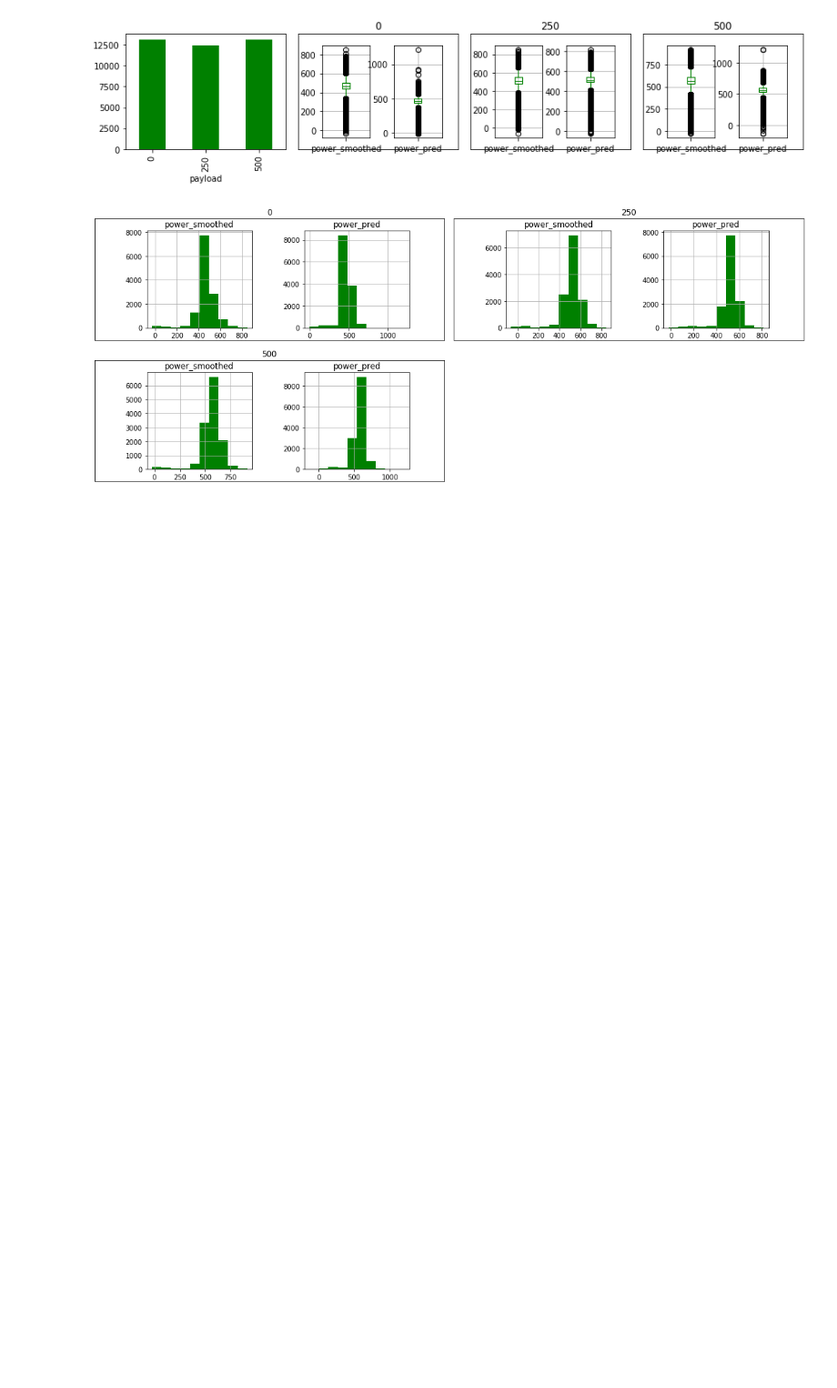
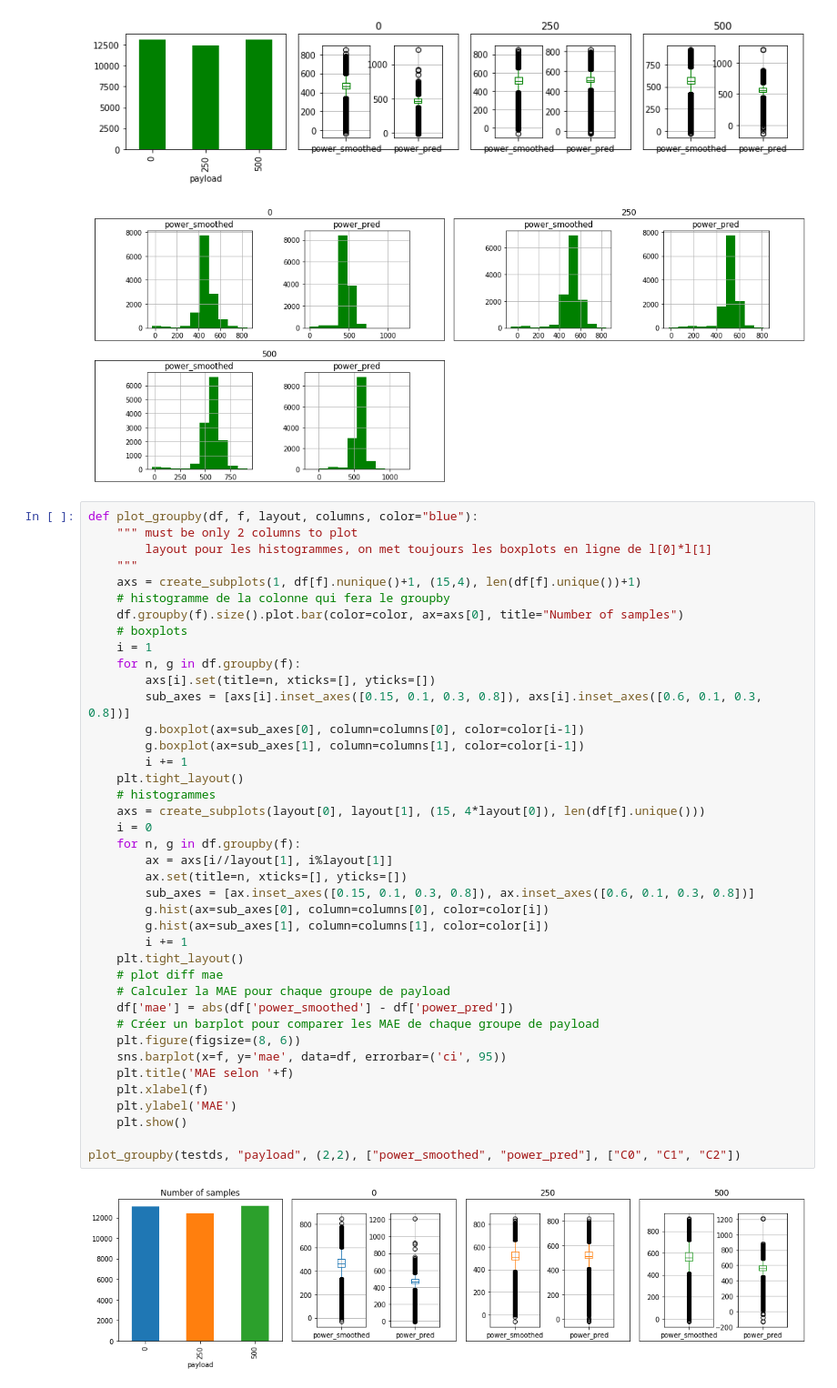
Before and after one commit to multitel-ai/nsw-certification, a Jupyter notebook: biais/mlp_biais.ipynb, the cells around one changed output. Shown: that part at 91% size. Drawn from its saved outputs; the diff is of its cells as text; blank space fills up the shorter version.

Commit message:
plot diff of mae between groups

```diff
--- a/biais/mlp_biais.ipynb
+++ b/biais/mlp_biais.ipynb
@@ -112,3 +112,45 @@ plot_groupby(testds, "payload", (2,2), ["power_smoothed", "power_pred"], "green"
 # %% [output]
 [figure]
 [figure]
+# %%
+def plot_groupby(df, f, layout, columns, color="blue"):
+    """ must be only 2 columns to plot
+        layout pour les histogrammes, on met toujours les boxplots en ligne de l[0]*l[1]
+    """
+    axs = create_subplots(1, df[f].nunique()+1, (15,4), len(df[f].unique())+1)
+    # histogramme de la colonne qui fera le groupby
+    df.groupby(f).size().plot.bar(color=color, ax=axs[0], title="Number of samples")
+    # boxplots
+    i = 1
+    for n, g in df.groupby(f):
+        axs[i].set(title=n, xticks=[], yticks=[])
+        sub_axes = [axs[i].inset_axes([0.15, 0.1, 0.3, 0.8]), axs[i].inset_axes([0.6, 0.1, 0.3, 0.8])]
+        g.boxplot(ax=sub_axes[0], column=columns[0], color=color[i-1])
+        g.boxplot(ax=sub_axes[1], column=columns[1], color=color[i-1])
+        i += 1
+    plt.tight_layout()
+    # histogrammes
+    axs = create_subplots(layout[0], layout[1], (15, 4*layout[0]), len(df[f].unique()))
+    i = 0
+    for n, g in df.groupby(f):
+        ax = axs[i//layout[1], i%layout[1]]
+        ax.set(title=n, xticks=[], yticks=[])
+        sub_axes = [ax.inset_axes([0.15, 0.1, 0.3, 0.8]), ax.inset_axes([0.6, 0.1, 0.3, 0.8])]
+        g.hist(ax=sub_axes[0], column=columns[0], color=color[i])
+        g.hist(ax=sub_axes[1], column=columns[1], color=color[i])
+        i += 1
+    plt.tight_layout()
+    # plot diff mae
+    # Calculer la MAE pour chaque groupe de payload
+    df['mae'] = abs(df['power_smoothed'] - df['power_pred'])
+    # Créer un barplot pour comparer les MAE de chaque groupe de payload
+    plt.figure(figsize=(8, 6))
+    sns.barplot(x=f, y='mae', data=df, errorbar=('ci', 95))
+    plt.title('MAE selon '+f)
+    plt.xlabel(f)
+    plt.ylabel('MAE')
+    plt.show()
+
+plot_groupby(testds, "payload", (2,2), ["power_smoothed", "power_pred"], ["C0", "C1", "C2"])
+# %% [output]
+[figure, added]
```
Also changed, not shown: parts of 1 cell of this notebook, 3 other files.
